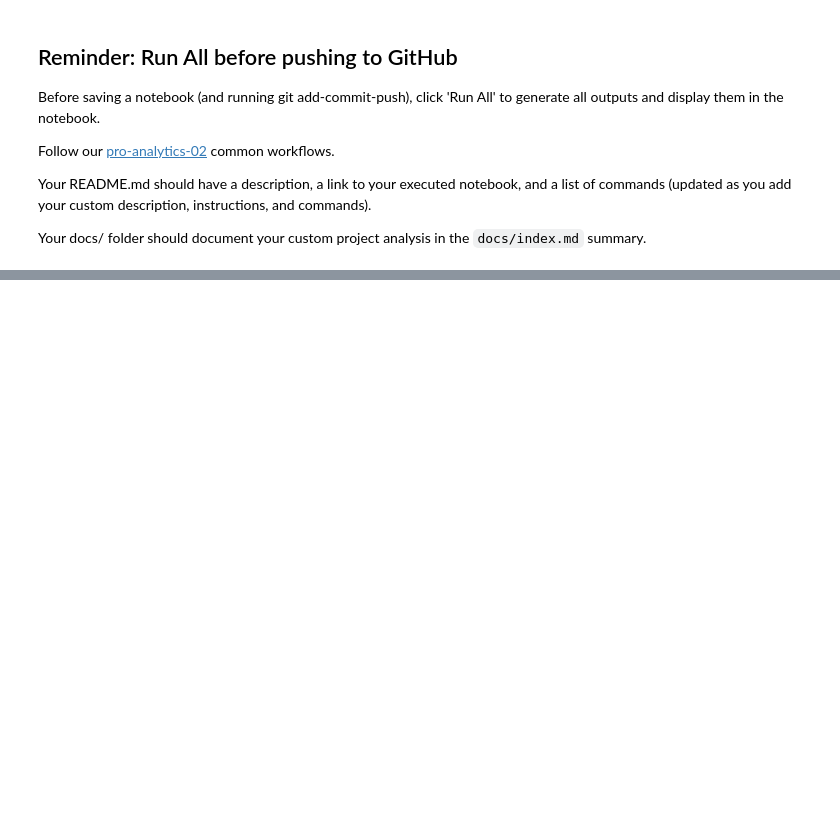
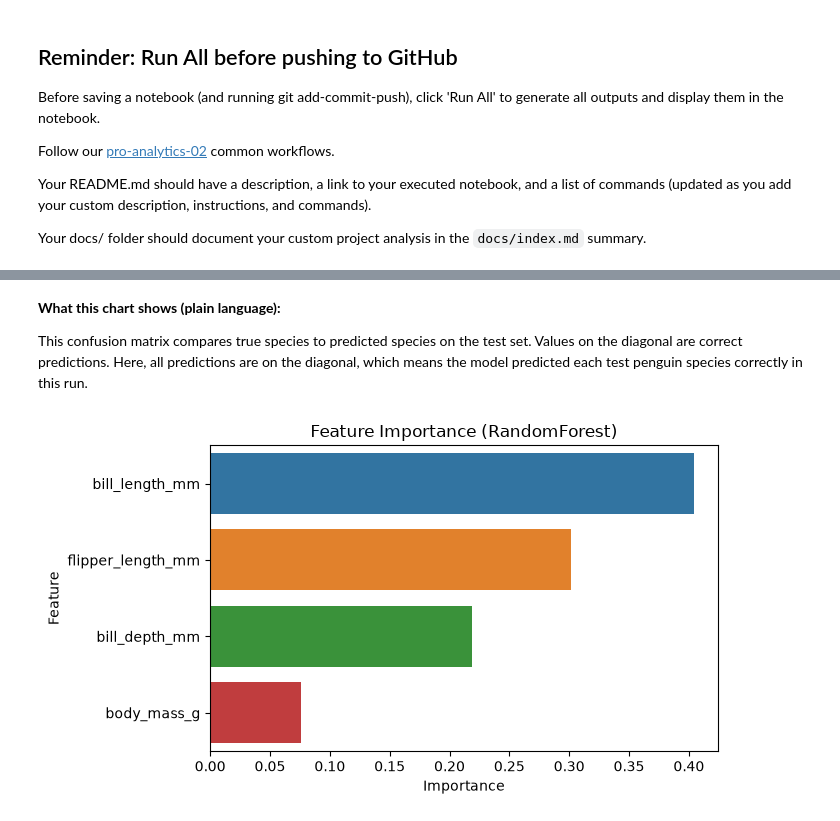
Before and after one commit to Angie-Crews/ml-06-serving, a Jupyter notebook: notebooks/ml_06_serve_model_crews.executed.ipynb, the cells around one changed output, grey strips where cells are left out. Drawn from its saved outputs; the diff is of its cells as text; code cells hidden in the pictures; blank space fills up the shorter version.

```diff
--- a/notebooks/ml_06_serve_model_crews.executed.ipynb
+++ b/notebooks/ml_06_serve_model_crews.executed.ipynb
@@ -304,0 +396,16 @@ Your docs/ folder should document your custom project analysis in the `docs/inde
+# %% [markdown]
+**What this chart shows (plain language):**
+
+This confusion matrix compares true species to predicted species on the test set. Values on the diagonal are correct predictions. Here, all predictions are on the diagonal, which means the model predicted each test penguin species correctly in this run.
+# %%
+importances = pd.Series(model.feature_importances_, index=X_test.columns).sort_values(ascending=False)
+
+fig, ax = plt.subplots(figsize=(7, 4))
+sns.barplot(x=importances.values, y=importances.index, ax=ax, hue=importances.index, legend=False)
+ax.set_title("Feature Importance (RandomForest)")
+ax.set_xlabel("Importance")
+ax.set_ylabel("Feature")
+plt.tight_layout()
+plt.show()
+# %% [output]
+[figure, added]
```
Also changed, not shown: parts of 15 cells of this notebook, 2 other files.
